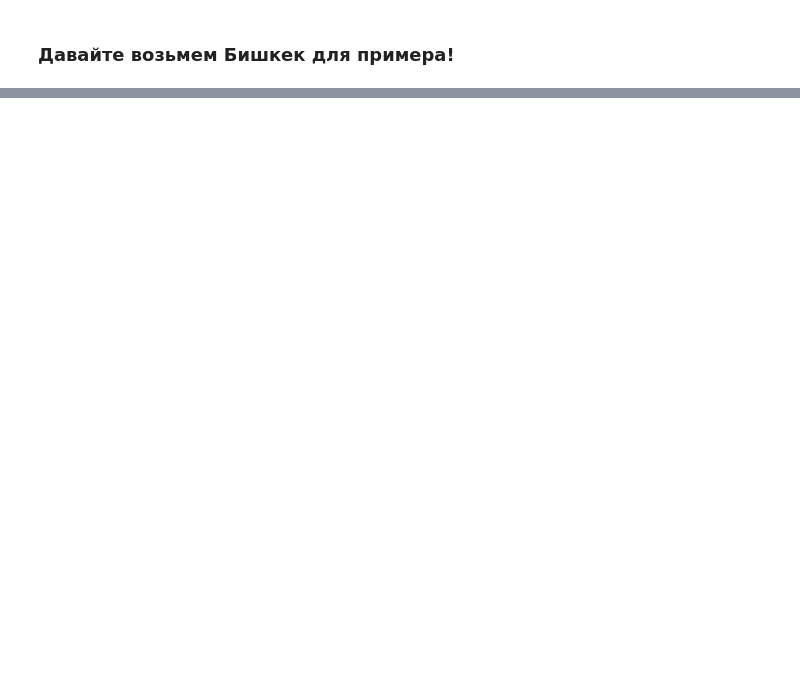
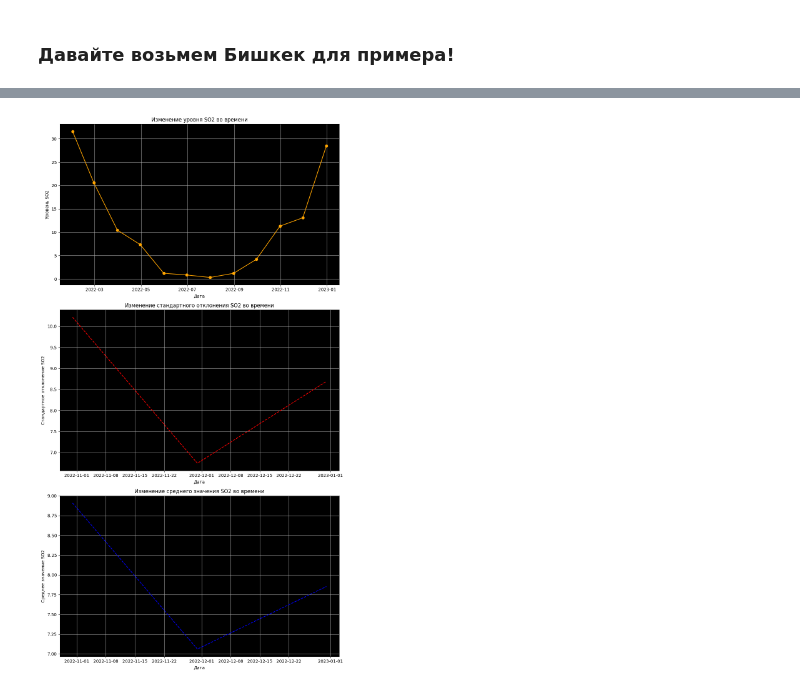
Before and after one commit to Tariel03/AirPollutionAnalysis, a Jupyter notebook: air_analyzer.ipynb, the cells around one changed output, grey strips where cells are left out. Saved outputs shown, nothing was run; the diff lists cells and outputs as text; code cells hidden in the pictures; blank space fills up the shorter version.

```diff
--- a/air_analyzer.ipynb
+++ b/air_analyzer.ipynb
@@ -335,6 +400,6 @@ plt.show()
 # %% [markdown]
 <h3>Давайте возьмем Бишкек для примера!</h3>
 # %%
-bishkek_path = 'air_pollution_data_kyrgyzstan_talas.xlsx'
-bishkek_air = pd.read_excel(talas_path)
-talas_air.head()
+bishkek_path = 'air_pollution_data_kyrgyzstan_bishkek.xlsx'
+bishkek_air = pd.read_excel(bishkek_path)
+bishkek_air.head()
@@ -340,0 +413,3 @@ talas_air.head()
+# %%
+bishkek_air.info()
+bishkek_air.set_index('Дата', inplace=True)
@@ -340,0 +432,37 @@ talas_air.head()
+# %%
+import matplotlib.pyplot as plt
+
+plt.figure(figsize=(10, 18))  # Adjust the figure size as needed
+std_values = bishkek_air['SO2'].rolling(window=10).std()
+mean_values = bishkek_air['SO2'].rolling(window=10).mean()
+# Plot for Уровень SO2
+plt.subplot(3, 1, 1)
+plt.plot(bishkek_air.index, bishkek_air['SO2'], marker='o', linestyle='-', color='orange')
+plt.title('Изменение уровня SO2 во времени')
+plt.xlabel('Дата')
+plt.ylabel('Уровень SO2')
+plt.gca().set_facecolor('black')
+plt.grid(True)
+
+# Plot for Стандартное отклонение
+plt.subplot(3, 1, 2)
+plt.plot(bishkek_air.index, std_values, linestyle='--', color='red')
+plt.title('Изменение стандартного отклонения SO2 во времени')
+plt.xlabel('Дата')
+plt.ylabel('Стандартное отклонение SO2')
+plt.gca().set_facecolor('black')
+plt.grid(True)
+
+# Plot for Среднее значение
+plt.subplot(3, 1, 3)
+plt.plot(bishkek_air.index, mean_values, linestyle='--', color='blue')
+plt.title('Изменение среднего значения SO2 во времени')
+plt.xlabel('Дата')
+plt.ylabel('Среднее значение SO2')
+plt.gca().set_facecolor('black')
+plt.grid(True)
+
+plt.tight_layout()  # Adjust layout for better spacing
+plt.show()
+# %% [output]
+[figure, added]
```
Also changed, not shown: parts of 23 cells of this notebook, 19 other files.
